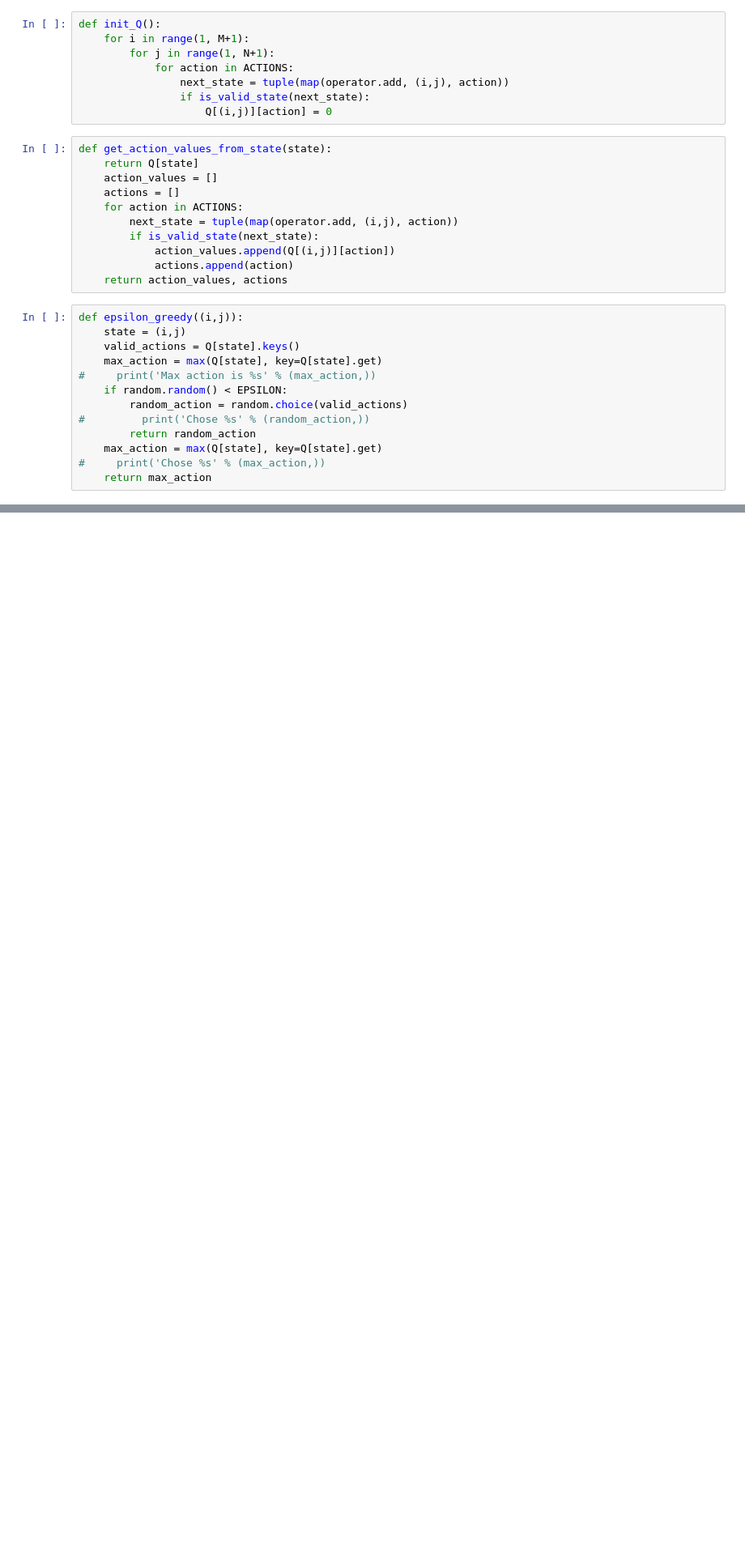
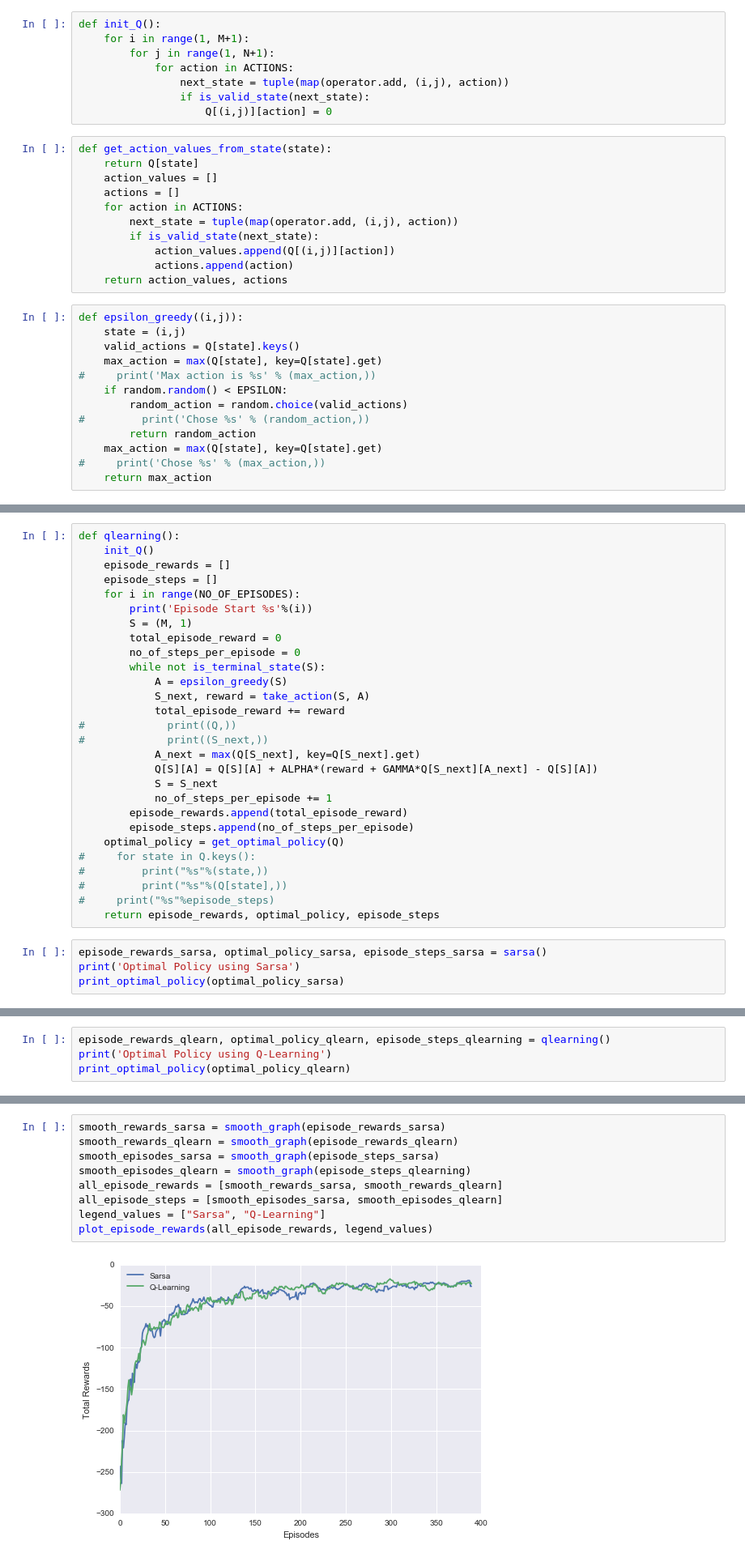
Before and after one commit to ashuven63/RandomWalk, a Jupyter notebook: Assignment3.ipynb, the cells around one changed output, grey strips where cells are left out. Shown: that part at 81% size. Saved outputs shown, nothing was run; the diff lists cells and outputs as text; blank space fills up the shorter version.

Commit message:
Working copy with qlearning and plot

```diff
--- a/Assignment3.ipynb
+++ b/Assignment3.ipynb
@@ -156,0 +156,32 @@ plt.xlabel('Episodes')
+# %%
+def qlearning():
+    init_Q()
+    episode_rewards = []
+    episode_steps = []
+    for i in range(NO_OF_EPISODES):
+        print('Episode Start %s'%(i))
+        S = (M, 1)
+        total_episode_reward = 0
+        no_of_steps_per_episode = 0
+        while not is_terminal_state(S):
+            A = epsilon_greedy(S)
+            S_next, reward = take_action(S, A)
+            total_episode_reward += reward
+#             print((Q,))
+#             print((S_next,))
+            A_next = max(Q[S_next], key=Q[S_next].get)
+            Q[S][A] = Q[S][A] + ALPHA*(reward + GAMMA*Q[S_next][A_next] - Q[S][A])
+            S = S_next
+            no_of_steps_per_episode += 1
+        episode_rewards.append(total_episode_reward)
+        episode_steps.append(no_of_steps_per_episode)
+    optimal_policy = get_optimal_policy(Q)
+#     for state in Q.keys():
+#         print("%s"%(state,))
+#         print("%s"%(Q[state],))
+#     print("%s"%episode_steps)
+    return episode_rewards, optimal_policy, episode_steps
+# %%
+episode_rewards_sarsa, optimal_policy_sarsa, episode_steps_sarsa = sarsa()
+print('Optimal Policy using Sarsa')
+print_optimal_policy(optimal_policy_sarsa)
@@ -156,0 +206,4 @@ plt.xlabel('Episodes')
+# %%
+episode_rewards_qlearn, optimal_policy_qlearn, episode_steps_qlearning = qlearning()
+print('Optimal Policy using Q-Learning')
+print_optimal_policy(optimal_policy_qlearn)
@@ -156,0 +228,11 @@ plt.xlabel('Episodes')
+# %%
+smooth_rewards_sarsa = smooth_graph(episode_rewards_sarsa)
+smooth_rewards_qlearn = smooth_graph(episode_rewards_qlearn)
+smooth_episodes_sarsa = smooth_graph(episode_steps_sarsa)
+smooth_episodes_qlearn = smooth_graph(episode_steps_qlearning)
+all_episode_rewards = [smooth_rewards_sarsa, smooth_rewards_qlearn]
+all_episode_steps = [smooth_episodes_sarsa, smooth_episodes_qlearn]
+legend_values = ["Sarsa", "Q-Learning"]
+plot_episode_rewards(all_episode_rewards, legend_values)
+# %% [output]
+[figure, added]
```
Also changed, not shown: parts of 14 cells of this notebook.
